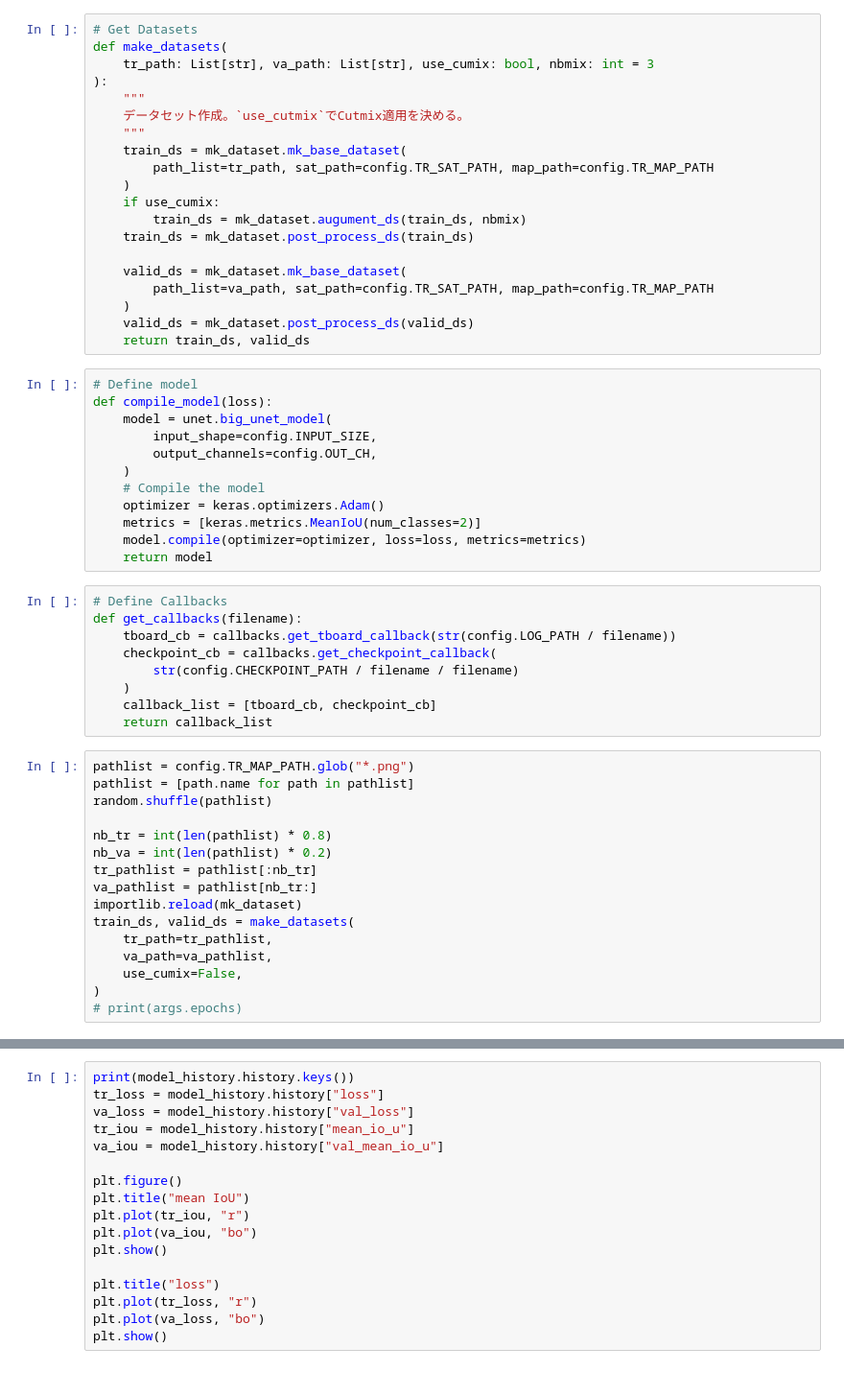
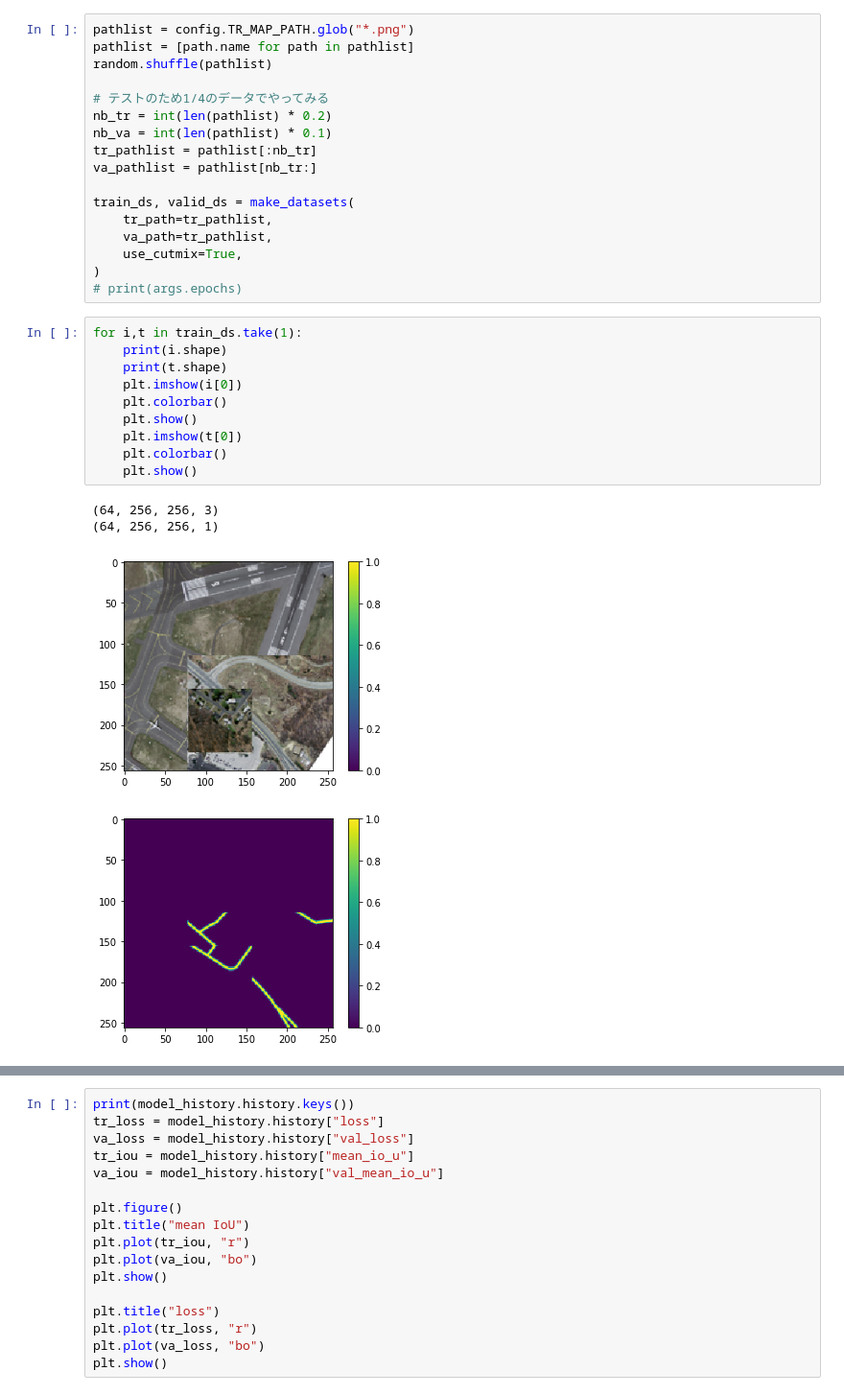
Before and after one commit to straxFromIbr/UnetModelScript, a Jupyter notebook: home/train.ipynb, the cells around one changed output, grey strips where cells are left out. Shown at 96% size. Cells and saved outputs as stored; diff of their text form.

```diff
--- a/home/train.ipynb
+++ b/home/train.ipynb
@@ -13,60 +13,35 @@ from utils import callbacks
-# %%
-# Get Datasets
-def make_datasets(
-    tr_path: List[str], va_path: List[str], use_cumix: bool, nbmix: int = 3
-):
-    """
-    データセット作成。`use_cutmix`でCutmix適用を決める。
-    """
-    train_ds = mk_dataset.mk_base_dataset(
-        path_list=tr_path, sat_path=config.TR_SAT_PATH, map_path=config.TR_MAP_PATH
-    )
-    if use_cumix:
-        train_ds = mk_dataset.augument_ds(train_ds, nbmix)
-    train_ds = mk_dataset.post_process_ds(train_ds)
-
-    valid_ds = mk_dataset.mk_base_dataset(
-        path_list=va_path, sat_path=config.TR_SAT_PATH, map_path=config.TR_MAP_PATH
-    )
-    valid_ds = mk_dataset.post_process_ds(valid_ds)
-    return train_ds, valid_ds
-# %%
-# Define model
-def compile_model(loss):
-    model = unet.big_unet_model(
-        input_shape=config.INPUT_SIZE,
-        output_channels=config.OUT_CH,
-    )
-    # Compile the model
-    optimizer = keras.optimizers.Adam()
-    metrics = [keras.metrics.MeanIoU(num_classes=2)]
-    model.compile(optimizer=optimizer, loss=loss, metrics=metrics)
-    return model
-# %%
-# Define Callbacks
-def get_callbacks(filename):
-    tboard_cb = callbacks.get_tboard_callback(str(config.LOG_PATH / filename))
-    checkpoint_cb = callbacks.get_checkpoint_callback(
-        str(config.CHECKPOINT_PATH / filename / filename)
-    )
-    callback_list = [tboard_cb, checkpoint_cb]
-    return callback_list
 # %%
 pathlist = config.TR_MAP_PATH.glob("*.png")
 pathlist = [path.name for path in pathlist]
 random.shuffle(pathlist)
 
-nb_tr = int(len(pathlist) * 0.8)
-nb_va = int(len(pathlist) * 0.2)
+# テストのため1/4のデータでやってみる
+nb_tr = int(len(pathlist) * 0.2)
+nb_va = int(len(pathlist) * 0.1)
 tr_pathlist = pathlist[:nb_tr]
 va_pathlist = pathlist[nb_tr:]
-importlib.reload(mk_dataset)
+
 train_ds, valid_ds = make_datasets(
     tr_path=tr_pathlist,
-    va_path=va_pathlist,
-    use_cumix=False,
+    va_path=tr_pathlist,
+    use_cutmix=True,
 )
 # print(args.epochs)
+# %%
+for i,t in train_ds.take(1):
+    print(i.shape)
+    print(t.shape)
+    plt.imshow(i[0])
+    plt.colorbar()
+    plt.show()
+    plt.imshow(t[0])
+    plt.colorbar()
+    plt.show()
+# %% [output]
+(64, 256, 256, 3)
+(64, 256, 256, 1)
+[figure, added]
+[figure, added]
 # %%
 loss = losses.TverskyLoss(name="Tversky", alpha=0.7)
 model = compile_model(loss=loss)
```
Also changed, not shown: parts of 2 cells of this notebook, 1 other file.
